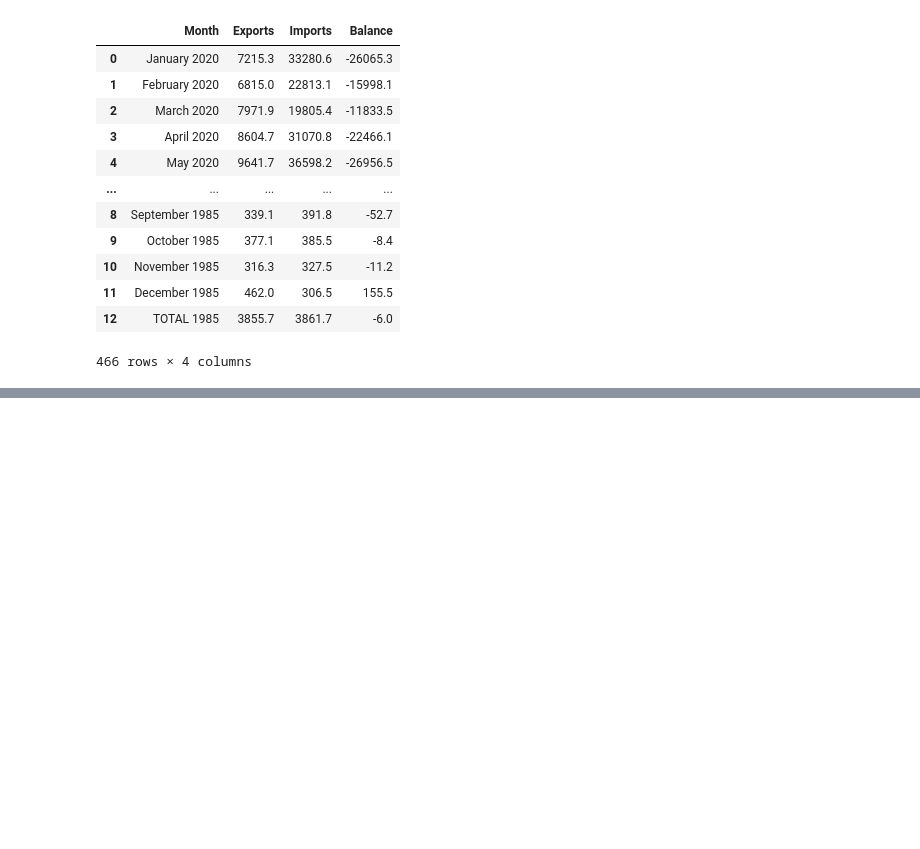
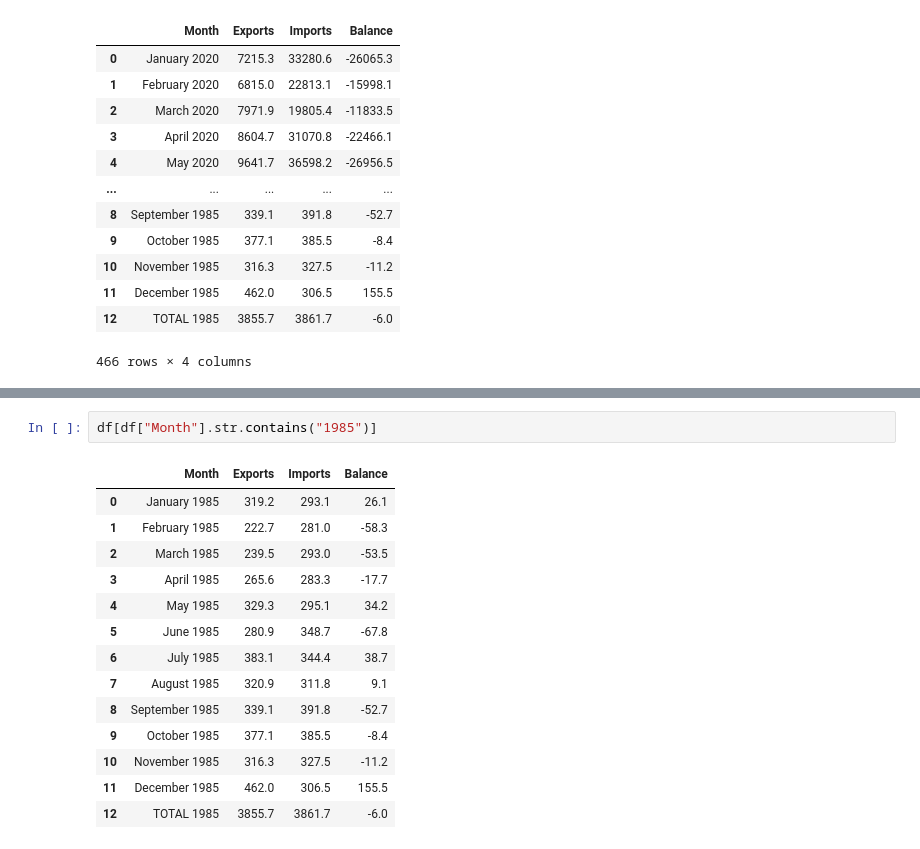
Before and after one commit to baidiwang/US-China, a Jupyter notebook: foreign-trade-scrape.ipynb, the cells around one changed output, grey strips where cells are left out. Saved outputs shown, nothing was run; the diff lists cells and outputs as text; blank space fills up the shorter version.

```diff
--- a/foreign-trade-scrape.ipynb
+++ b/foreign-trade-scrape.ipynb
@@ -128,0 +184,17 @@ df.iloc[filtered.index.tolist()]
+# %%
+df[df["Month"].str.contains("1985")]
+# %% [output]
+|  | Month | Exports | Imports | Balance |
+| 0 | January 1985 | 319.2 | 293.1 | 26.1 |
+| 1 | February 1985 | 222.7 | 281.0 | -58.3 |
+| 2 | March 1985 | 239.5 | 293.0 | -53.5 |
+| 3 | April 1985 | 265.6 | 283.3 | -17.7 |
+| 4 | May 1985 | 329.3 | 295.1 | 34.2 |
+| 5 | June 1985 | 280.9 | 348.7 | -67.8 |
+| 6 | July 1985 | 383.1 | 344.4 | 38.7 |
+| 7 | August 1985 | 320.9 | 311.8 | 9.1 |
+| 8 | September 1985 | 339.1 | 391.8 | -52.7 |
+| 9 | October 1985 | 377.1 | 385.5 | -8.4 |
+| 10 | November 1985 | 316.3 | 327.5 | -11.2 |
+| 11 | December 1985 | 462.0 | 306.5 | 155.5 |
+| 12 | TOTAL 1985 | 3855.7 | 3861.7 | -6.0 |
```
Also changed, not shown: parts of 11 cells of this notebook, 23 other files.
